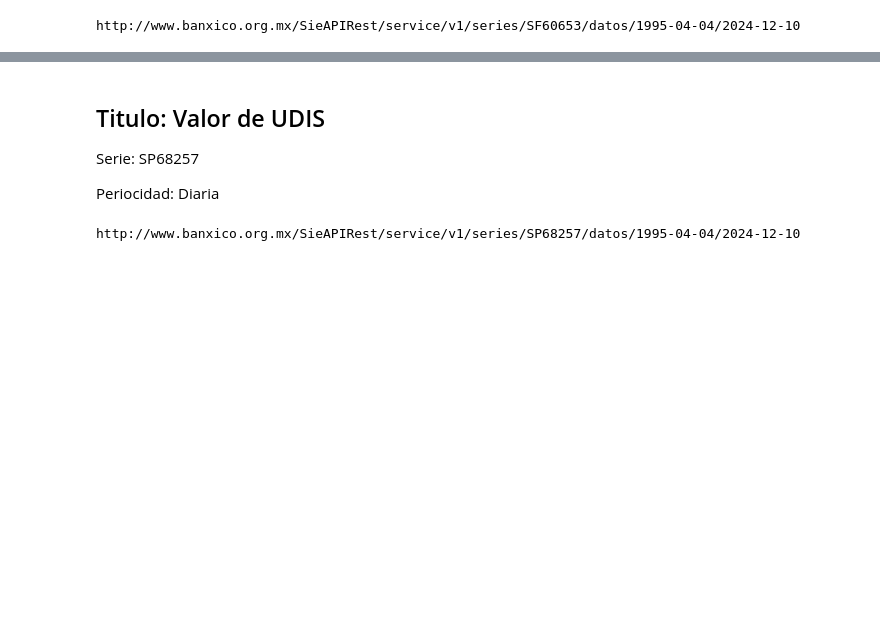
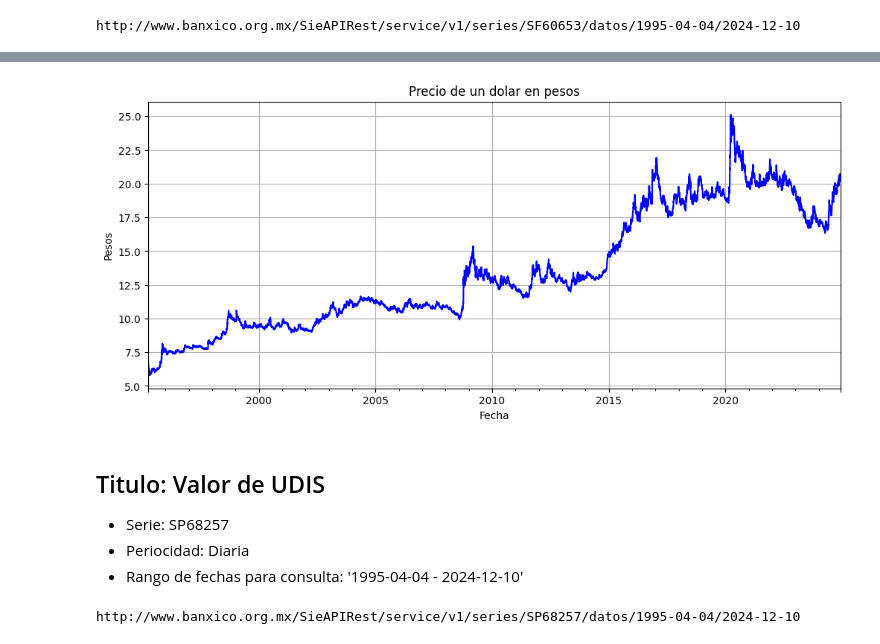
Before and after one commit to GerYar/API_Banxico, a Jupyter notebook: API_Banxico.ipynb, the cells around one changed output, grey strips where cells are left out. Cells and saved outputs as stored; diff of their text form; code cells hidden in the pictures; blank space fills up the shorter version.

```diff
--- a/API_Banxico.ipynb
+++ b/API_Banxico.ipynb
@@ -40,9 +54,22 @@ CAMBIO_PESO_DOLAR_DIARIO.shape
+# %%
+CAMBIO_PESO_DOLAR_DIARIO.plot(kind='line',
+                              figsize=(12,5),
+                              title='Precio de un dolar en pesos',
+                              grid=True,
+                              color='blue',
+                              legend=False)
+# Personalizar el eje X
+plt.xlabel('Fecha')  # Etiqueta para el eje X
+plt.ylabel('Pesos')  # Etiqueta para el eje Y
+plt.show()
+# %% [output]
+[figure, added]
 # %% [markdown]
 ## Titulo: Valor de UDIS
 
-Serie: SP68257
-
-Periocidad: Diaria
+* Serie: SP68257
+* Periocidad: Diaria
+* Rango de fechas para consulta: '1995-04-04 - 2024-12-10'
 # %%
 UDIS_DIARIO = descargar_serie('SP68257','1995-04-04', '2024-12-10', token)
 # %% [output]
```
Also changed, not shown: parts of 24 cells of this notebook, 1 other file.
